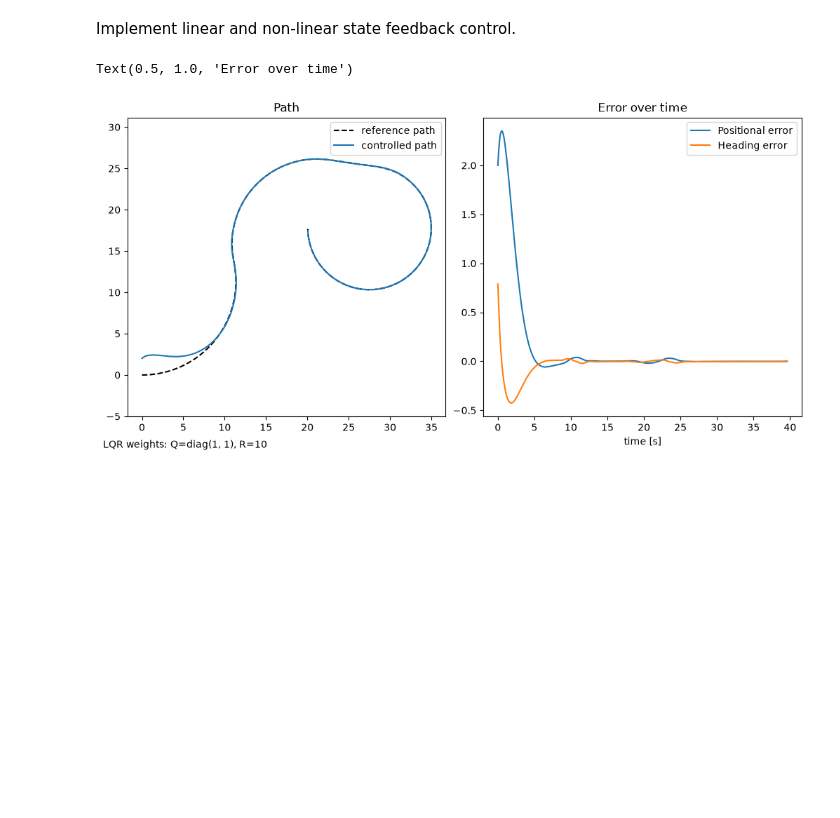
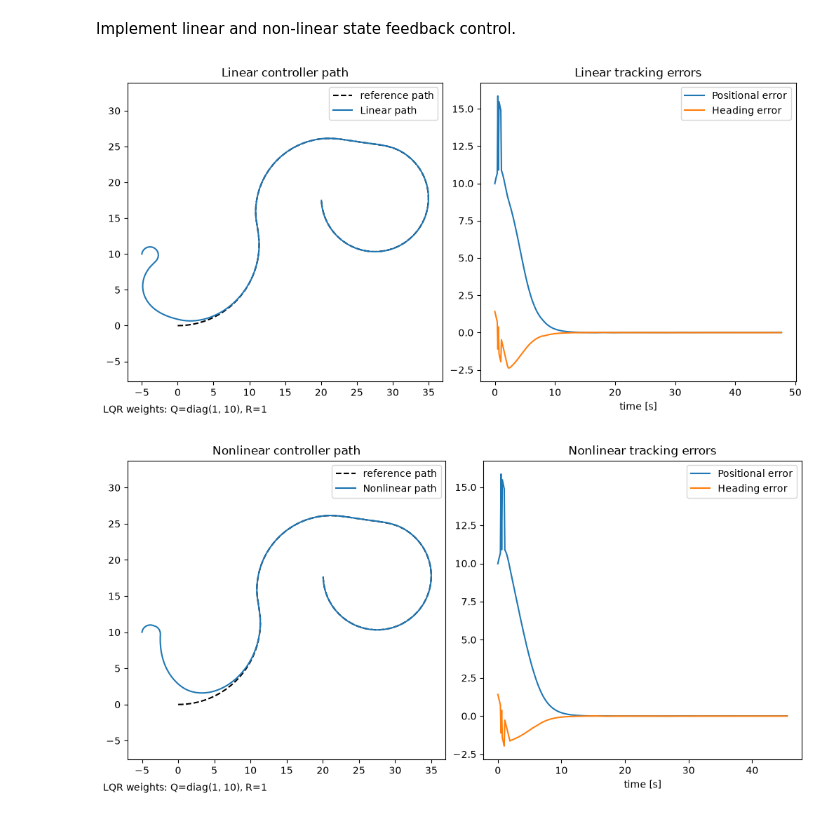
Before and after one commit to SoshyantYoussefi/Autonomous-Vehicles, a Jupyter notebook: HI3-Vehicle_motion_control/python/main.ipynb, the cells around one changed output. Cells and saved outputs as stored; diff of their text form; code cells hidden in the pictures; blank space fills up the shorter version.

```diff
--- a/HI3-Vehicle_motion_control/python/main.ipynb
+++ b/HI3-Vehicle_motion_control/python/main.ipynb
@@ -275,8 +275,8 @@ class StateFeedbackController(ControllerBase):
         self.theta_e.append(theta_e)
 
         errors = np.array([d, theta_e])
-        delta_ff = np.arctan(self.L * self.plan.c(s))   # Feedforward = arctan(wheelbase * curvature)
-        delta = delta_ff - self.K @ errors              # u = u0 - K*[e_distance, e_theta]
+        curvature = self.plan.c(s) - self.K @ errors    # u = u0 - K*[e_distance, e_theta]
+        delta = np.arctan(self.L * curvature)           # Convert to sterring angle
         acc = 0                                         # Constant speed
 
         return np.array([delta, acc])
@@ -297,7 +342,7 @@ def compute_lqr(Q, R, L: float, v_ref: float, Ts: float = 0.1):
 
     B = np.array([
         [0.0],
-        [v_ref / L],
+        [v_ref],
     ])
 
     # Discrete time steps
@@ -313,36 +358,51 @@ def compute_lqr(Q, R, L: float, v_ref: float, Ts: float = 0.1):
 
     return K_lqr
 # %%
-w0_sf = [0, 2, np.pi/4, 2]
-car_sf = SingleTrackModel()
+w0_sf = [-5, 10, 0.9 * np.pi / 2, 2]
 
-# Set gain K
-K_sf = np.array([0.3, 0.8])  # [cross-track gain, heading gain]
+Q = np.diag([1.0, 10.0])  # costs for d and theta_e
+R = np.array([[1.0]])     # input cost
+L = SingleTrackModel().L
+K_lqr = compute_lqr(Q, R, L=L, v_ref=w0_sf[3])
 
-Q = np.diag([1.0, 1.0])    # costs for d and theta_e
-R = np.array([[10.0]])       # steering input cost
-K_lqr = compute_lqr(Q, R, car_sf.L, v_ref=w0_sf[3])
-K = K_lqr
 
-# Simulate
-sf_controller = StateFeedbackController(K=K, L=car_sf.L, path=nom_path, goal_tol=0.25)
-car_sf.controller = sf_controller
-t_sf, w_sf, u_sf = car_sf.simulate(w0_sf, T=80, dt=0.1)
+def simulate_and_plot_controller(controller_class, label, figure_num):
+    """Simulate one controller and make its original two-panel plot."""
+    car = SingleTrackModel()
+    controller = controller_class(K=K_lqr, L=car.L, path=nom_path, goal_tol=0.25)
+    car.controller = controller
+    t, w, u = car.simulate(w0_sf, T=80, dt=0.1)
 
-# Plot
-fig, ax = plt.subplots(1, 2, num=12, clear=True, layout='constrained', figsize=(10, 5))
-fig.text(
-    0, 0,
-    f"LQR weights: Q=diag({Q[0, 0]:g}, {Q[1, 1]:g}), R={R[0, 0]:g}",
-    ha="left", va="bottom",
+    fig, ax = plt.subplots(
+        1, 2, num=figure_num, clear=True, layout="constrained", figsize=(10, 5)
+    )
+    fig.text(
+        0, 0,
+        f"LQR weights: Q=diag({Q[0, 0]:g}, {Q[1, 1]:g}), R={R[0, 0]:g}",
+        ha="left", va="bottom",
+    )
+    s_ref = np.linspace(0, nom_path.length, 300)
+    ax[0].plot(nom_path.x(s_ref), nom_path.y(s_ref), "k--", label="reference path")
+    ax[0].plot(w[:, 0], w[:, 1], label=f"{label} path")
+    ax[0].axis("equal")
+    ax[0].legend()
+    ax[0].set_title(f"{label} controller path")
+
+    ax[1].plot(t, controller.d, label="Positional error")
+    ax[1].plot(t, controller.theta_e, label="Heading error")
+    ax[1].legend()
+    ax[1].set_xlabel("time [s]")
+    ax[1].set_title(f"{label} tracking errors")
+
+    return t, w, u, controller, fig, ax
+
+
+linear_result = simulate_and_plot_controller(
+    StateFeedbackController, "Linear", figure_num=12
 )
-s_sf = np.linspace(0, nom_path.length, 300)
-ax[0].plot(nom_path.x(s_sf), nom_path.y(s_sf), 'k--', label='reference path')
-ax[0].plot(w_sf[:, 0], w_sf[:, 1], label='controlled path')
-ax[0].axis('equal'); ax[0].legend(); ax[0].set_title('Path')
-ax[1].plot(t_sf, sf_controller.d, label='Positional error')
-ax[1].plot(t_sf, sf_controller.theta_e, label='Heading error')
-ax[1].legend(); ax[1].set_xlabel('time [s]'); ax[1].set_title('Error over time')
+nonlinear_result = simulate_and_plot_controller(
+    NonlinearStateFeedbackController, "Nonlinear", figure_num=13
+)
 # %% [output]
-Text(0.5, 1.0, 'Error over time')
-[figure, old version]
+[figure, new version]
+[figure, added]
```
Also changed, not shown: parts of 1 cell of this notebook, 6 other files.
